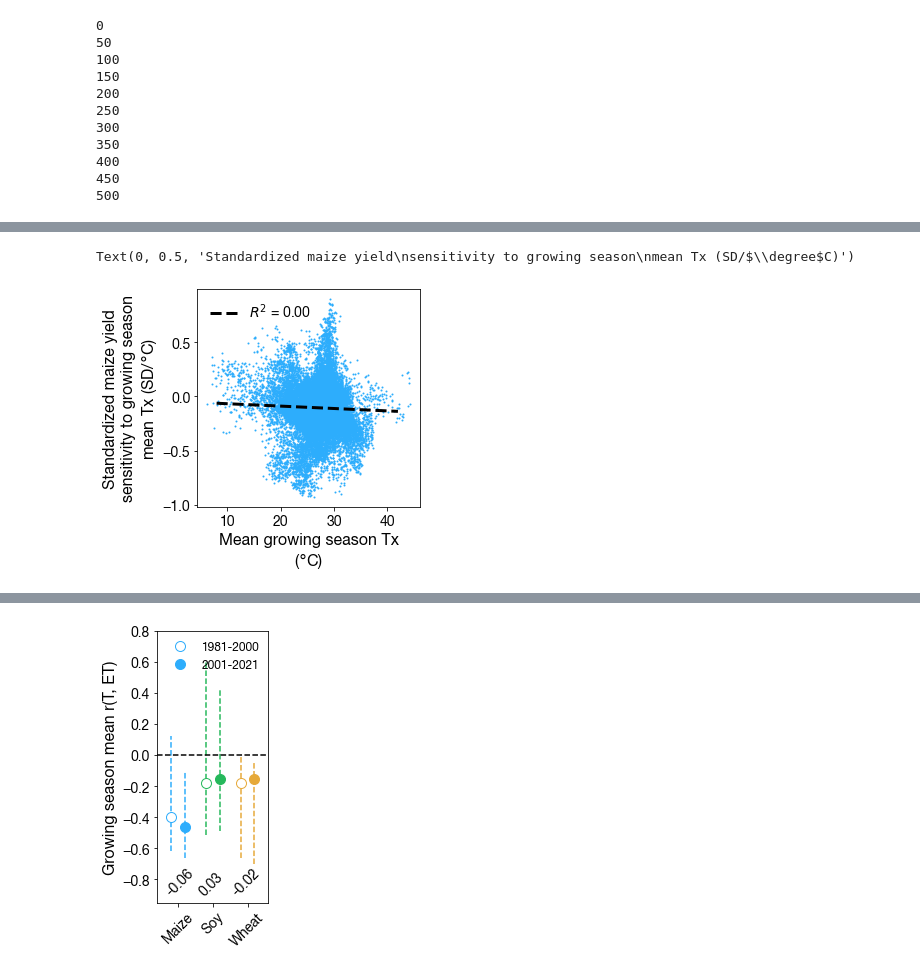
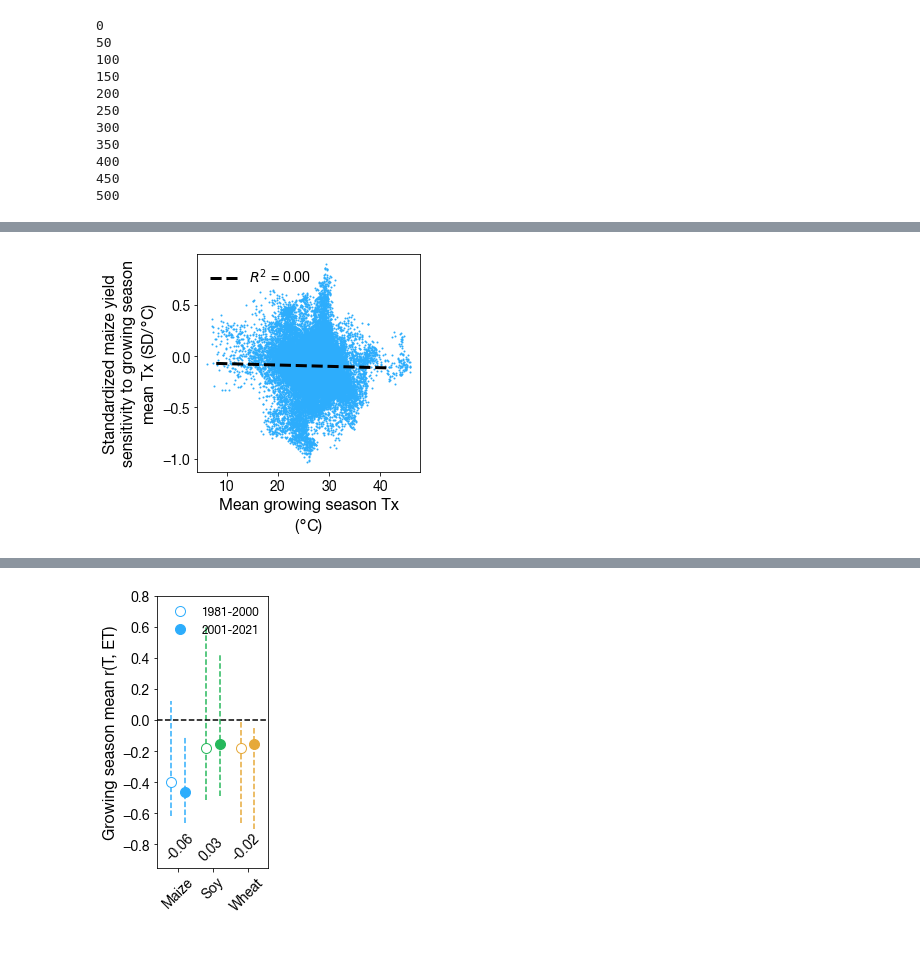
Before and after one commit to ecoffel/2021-heat, a Jupyter notebook: ht_tx_on_tw_analysis.ipynb, the cells around one changed output, grey strips where cells are left out. Cells and saved outputs as stored; diff of their text form; code cells hidden in the pictures.

```diff
--- a/ht_tx_on_tw_analysis.ipynb
+++ b/ht_tx_on_tw_analysis.ipynb
@@ -1764,7 +1706,7 @@ plt.tick_params(
 
 # plt.savefig('sm-chg-r-t-et-diff.png', format='png', dpi=500, bbox_inches = 'tight', pad_inches = 0.02)
 # %%
-cf_bin_step = .01
+cf_bin_step = .1
 cf_bins = np.arange(0, 1.01, cf_bin_step)
 
 gridcell_ct = []
@@ -2351,7 +2234,7 @@ plt.legend(prop={'size': 18}, frameon=False, loc='upper right')
 from scipy.stats import mannwhitneyu
 
 
-plt.figure(figsize=(6,6))
+plt.figure(figsize=(4,4))
 plt.plot([0,cf_bins.size-.5], [0,0], '--', c='#cccccc')
 plt.plot([0,cf_bins.size-.5], [-.1, -.1], '--', c='#cccccc')
 plt.plot([0,cf_bins.size-.5], [-.2, -.2], '--', c='#cccccc')
@@ -2359,21 +2242,21 @@ plt.plot([0,cf_bins.size-.5], [-.3, -.3], '--', c='#cccccc')
 plt.plot([0,cf_bins.size-.5], [-.4, -.4], '--', c='#cccccc')
 for i, k in  enumerate(r_t_et_61_81_by_cf_bin.keys()):
     m1 = np.nanmean(r_t_et_61_81_by_cf_bin[k])
-    sdev1 = np.nanstd(r_t_et_81_01_by_cf_bin[k])
+    sdev1 = np.nanstd(r_t_et_81_01_by_cf_bin_maize[k])
 
-    m2 = np.nanmean(r_t_et_81_01_by_cf_bin[k])
-    sdev2 = np.nanstd(r_t_et_81_01_by_cf_bin[k])
+    m2 = np.nanmean(r_t_et_81_01_by_cf_bin_maize[k])
+    sdev2 = np.nanstd(r_t_et_81_01_by_cf_bin_maize[k])
 
-    m3 = np.nanmean(r_t_et_01_21_by_cf_bin[k])
-    sdev3 = np.nanstd(r_t_et_01_21_by_cf_bin[k])
+    m3 = np.nanmean(r_t_et_01_21_by_cf_bin_maize[k])
+    sdev3 = np.nanstd(r_t_et_01_21_by_cf_bin_maize[k])
 
-#     t1,p1 = st.ks_2samp(r_t_et_61_81_by_cf_bin[k], r_t_et_81_01_by_cf_bin[k])
-#     t2,p2 = st.ks_2samp(r_t_et_81_01_by_cf_bin[k], r_t_et_01_21_by_cf_bin[k])
+#     t1,p1 = st.ks_2samp(r_t_et_61_81_by_cf_bin[k], r_t_et_81_01_by_cf_bin_maize[k])
+#     t2,p2 = st.ks_2samp(r_t_et_81_01_by_cf_bin_maize[k], r_t_et_01_21_by_cf_bin_maize[k])
 
-    nn = np.where((~np.isnan(r_t_et_61_81_by_cf_bin[k])) & (~np.isnan(r_t_et_81_01_by_cf_bin[k])) & (~np.isnan(r_t_et_01_21_by_cf_bin[k])))[0]
+    nn = np.where((~np.isnan(r_t_et_61_81_by_cf_bin[k])) & (~np.isnan(r_t_et_81_01_by_cf_bin_maize[k])) & (~np.isnan(r_t_et_01_21_by_cf_bin_maize[k])))[0]
 
-    t1,p1 = st.ttest_ind(r_t_et_61_81_by_cf_bin[k][nn], r_t_et_81_01_by_cf_bin[k][nn])
-    t2,p2 = st.ttest_ind(r_t_et_81_01_by_cf_bin[k][nn], r_t_et_01_21_by_cf_bin[k][nn])
+    t1,p1 = st.ttest_ind(r_t_et_61_81_by_cf_bin[k][nn], r_t_et_81_01_by_cf_bin_maize[k][nn])
+    t2,p2 = st.ttest_ind(r_t_et_81_01_by_cf_bin_maize[k][nn], r_t_et_01_21_by_cf_bin_maize[k][nn])
 
 
     print(k, p1, p2)
@@ -2412,8 +2295,8 @@ for i, k in  enumerate(r_t_et_61_81_by_cf_bin.keys()):
 plt.gca().set_xticks(range(0,cf_bins.size,2))
 plt.gca().set_xticklabels(np.round(cf_bins[np.arange(0,cf_bins.size,2)],2))
 plt.xlabel('Crop fraction')
-plt.ylabel('r(T, ET)')
-plt.legend(prop={'size': 18}, frameon=False, loc='upper right')
+plt.ylabel('Mean r(T, ET)')
+plt.legend(prop={'size': 14}, frameon=False, loc='upper right')
 
 plt.savefig('chg-r-t-et-by-cf.png', format='png', dpi=500, bbox_inches = 'tight', pad_inches = 0.02)
 # %%
@@ -2636,8 +2522,8 @@ for xlim in range(tx_during_tx_95_iizumi_maize.shape[1]):
 # %%
 cf_cutoff = 10
 
-irr_below = False
-irr_cutoff = 10
+irr_below = True
+irr_cutoff = 200
 
 if irr_below:
     nn_maize = np.where((~np.isnan(tmean_chg_81_sel_1d)) & \
@@ -2785,22 +2668,24 @@ maize_yield_txx_sensitivity_sel_1d[nn_reg_maize].shape
 # %%
 mean_tx_maize = np.nanmean(tx_during_tx_95_iizumi_maize, axis=0)
-mean_tx_maize_1d = mean_tx_maize.reshape([mean_tx_maize.size, 1])
+mean_tx_maize_1d = mean_tx_maize.reshape([mean_tx_maize.size])
 
 X = sm.add_constant(mean_tx_maize_1d[nn_maize][nn_reg_maize])
 mdl = sm.OLS(maize_yield_txx_sensitivity_sel_1d[nn_reg_maize], X).fit()
+# nn = np.where((~np.isnan(mean_tx_maize_1d)) & (~np.isnan(maize_yield_txx_sensitivity.reshape([maize_yield_txx_sensitivity.size]))))[0]
+# X = sm.add_constant(mean_tx_maize_1d[nn])
+# mdl = sm.OLS(maize_yield_txx_sensitivity.reshape([maize_yield_txx_sensitivity.size])[nn], X).fit()
 
 x1 = 8
 x2 = 42
 plt.figure(figsize=(4,4))
 plt.scatter(mean_tx_maize_1d[nn_maize][nn_reg_maize], maize_yield_txx_sensitivity_sel_1d[nn_reg_maize], c='#2dadfc', s=1)
 plt.plot([x1, x2], [mdl.params[0]+mdl.params[1]*x1, mdl.params[0]+mdl.params[1]*x2], '--k', lw=3, label='$R^2$ = %.2f'%(mdl.rsquared))
 plt.legend(prop={'size': 14}, frameon=False)
 plt.xlabel('Mean growing season Tx\n($\degree$C)')
 plt.ylabel('Standardized maize yield\nsensitivity to growing season\nmean Tx (SD/$\degree$C)')
 # plt.savefig('maize-yield-sens-vs-mean-tx.png', format='png', dpi=500, bbox_inches = 'tight', pad_inches = 0.02)
 # %% [output]
-Text(0, 0.5, 'Standardized maize yield\nsensitivity to growing season\nmean Tx (SD/$\\degree$C)')
-[figure, old version]
+[figure, new version]
 # %%
 
 nn_reg_soy = np.where((~np.isnan(t_et_81_16_soy_1d[nn_soy])) & (~np.isnan(soy_yield_txx_sensitivity_sel_1d)))[0]
```
Also changed, not shown: parts of 62 cells of this notebook.
